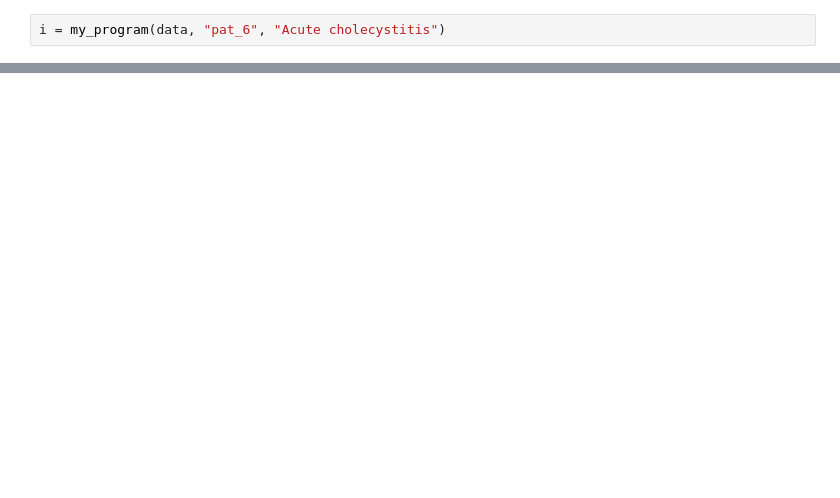
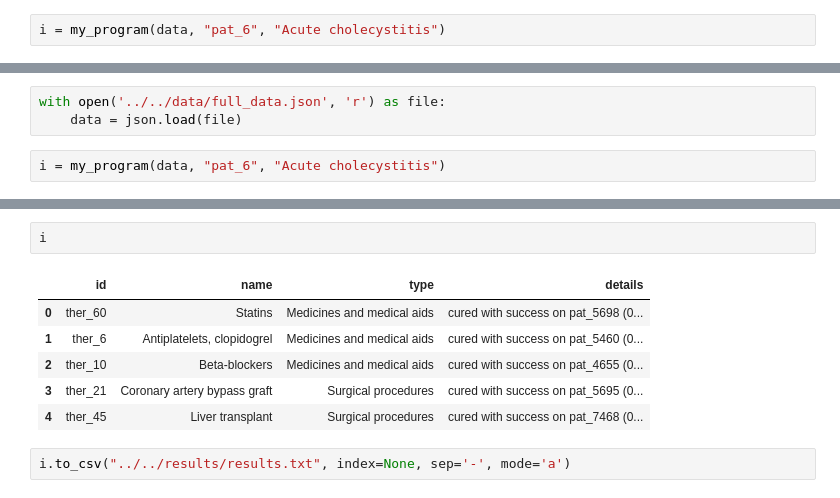
Before and after one commit to elypaolazz/DataMining-Project, a Jupyter notebook: src/collaborative_filtering/test_little_data.ipynb, the cells around one changed output, grey strips where cells are left out. Saved outputs shown, nothing was run; the diff lists cells and outputs as text; blank space fills up the shorter version.

```diff
--- a/src/collaborative_filtering/test_little_data.ipynb
+++ b/src/collaborative_filtering/test_little_data.ipynb
@@ -190,0 +198,5 @@ reccomended_ther
+# %%
+with open('../../data/full_data.json', 'r') as file:
+    data = json.load(file)
+# %%
+i = my_program(data, "pat_6", "Acute cholecystitis")
@@ -190,0 +221,11 @@ reccomended_ther
+# %%
+i
+# %% [output]
+|  | id | name | type | details |
+| 0 | ther_60 | Statins | Medicines and medical aids | cured with success on pat_5698 (0... |
+| 1 | ther_6 | Antiplatelets, clopidogrel | Medicines and medical aids | cured with success on pat_5460 (0... |
+| 2 | ther_10 | Beta-blockers | Medicines and medical aids | cured with success on pat_4655 (0... |
+| 3 | ther_21 | Coronary artery bypass graft | Surgical procedures | cured with success on pat_5695 (0... |
+| 4 | ther_45 | Liver transplant | Surgical procedures | cured with success on pat_7468 (0... |
+# %%
+i.to_csv("../../results/results.txt", index=None, sep='-', mode='a')
```
Also changed, not shown: parts of 14 cells of this notebook, 6 other files.
